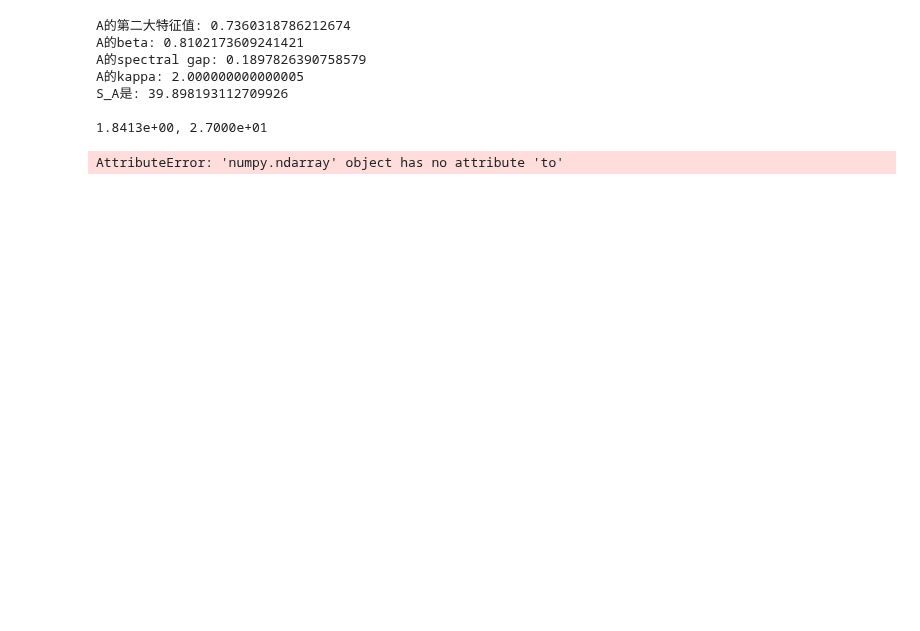
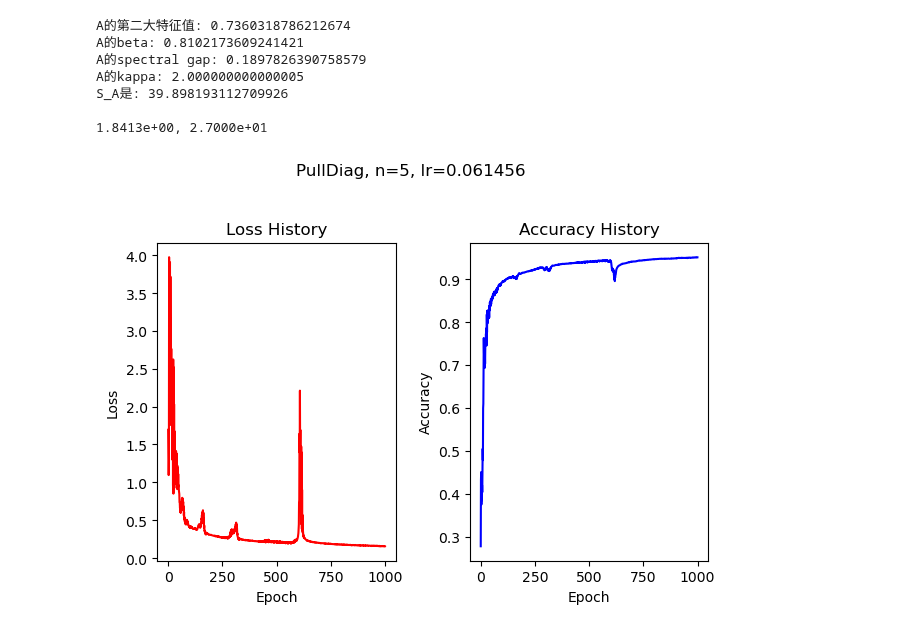
Before and after one commit to Luoxiaogan/PullSum_MNIST, a Jupyter notebook: code/神经网络实验/最终实验1.ipynb, the cells around one changed output. Drawn from its saved outputs; the diff is of its cells as text; code cells hidden in the pictures; blank space fills up the shorter version.

```diff
--- a/code/神经网络实验/最终实验1.ipynb
+++ b/code/神经网络实验/最终实验1.ipynb
@@ -133,7 +143,7 @@ B=get_B(A=A,u=2*n,n=n)
 show_row(A)
 _,__=test_row(A)
 print(f"{_:.4e}, {__:.4e}")
-h_data,y_data,X_test,y_test=prepare_node_5_hard_mix(alpha=1)
+h_data,y_data,X_test,y_test=prepare_node_5_hard_mix(alpha=0.01,seed=53)
 # %% [output]
 A的第二大特征值: 0.7360318786212674
 A的beta: 0.8102173609241421
@@ -143,20 +153,21 @@ S_A是: 39.898193112709926
 
 1.8413e+00, 2.7000e+01
 # %%
-Diag_l00, Diag_a00 = train_PullDiag(
+#混合分布数据
+Diag_l2, Diag_a2 = train_PullDiag(
     n=n,
     A=A,
     model_class=MNISTClassifier_2layer_2,
     seed_for_model=49,
     criterion_class=nn.CrossEntropyLoss,
-    epochs=100,
-    lr=0.01,
+    epochs=1000,
+    lr=0.061456,
     X_train_data=h_data,
     y_train_data=y_data,
     X_test_data=X_test,
     y_test_data=y_test,
     compute_accuracy=compute_accuracy_with_average_model,
-    show_graph=False
+    show_graph=True
 )
 # %% [output]
-AttributeError: 'numpy.ndarray' object has no attribute 'to'
+[figure, added]
```
Also changed, not shown: parts of 6 cells of this notebook, 1 other file.
